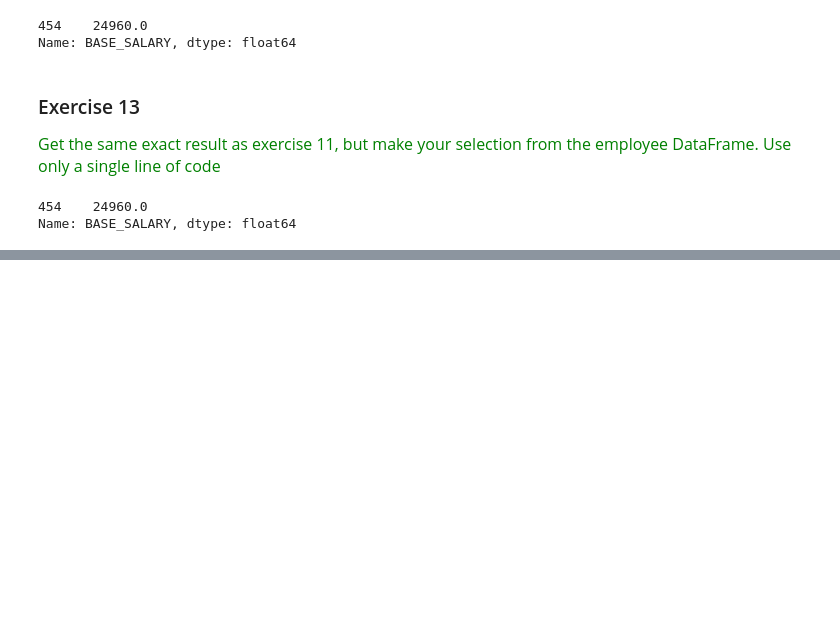
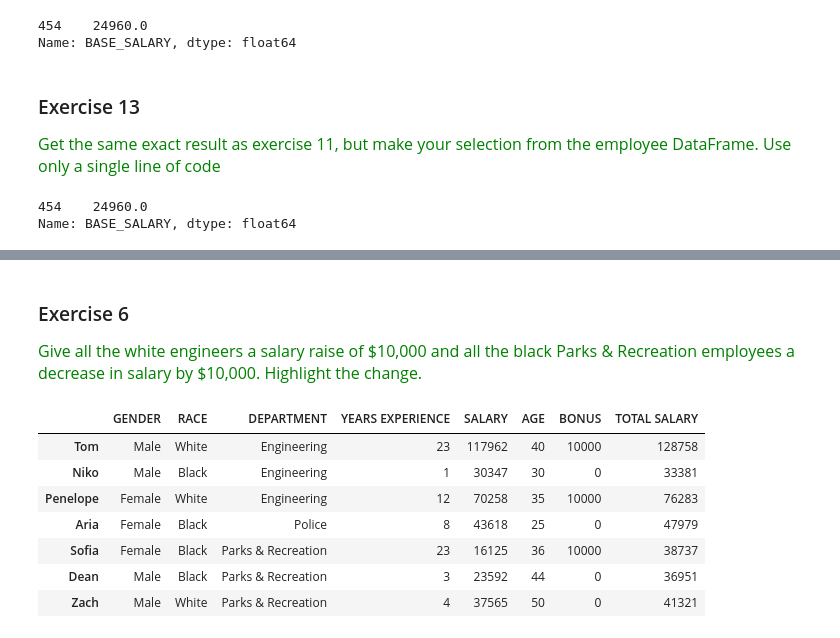
Before and after one commit to talhamirza/Learn-Pandas, a Jupyter notebook: Learn-Pandas/Selecting Subsets/Solutions.ipynb, the cells around one changed output, grey strips where cells are left out. Cells and saved outputs as stored; diff of their text form; code cells hidden in the pictures; blank space fills up the shorter version.

```diff
--- a/Learn-Pandas/Selecting Subsets/Solutions.ipynb
+++ b/Learn-Pandas/Selecting Subsets/Solutions.ipynb
@@ -403,0 +534,19 @@ Name: BASE_SALARY, dtype: float64
+# %% [markdown]
+### Exercise 6
+<span  style="color:green; font-size:16px"> Give all the white engineers a salary raise of \$10,000 and all the black Parks & Recreation employees a decrease in salary by \$10,000. Highlight the change.</span>
+# %%
+df_orig = df.copy()
+white_eng = (df['RACE'] == 'White') & (df['DEPARTMENT'] == 'Engineering')
+black_pr = (df['RACE'] == 'Black') & (df['DEPARTMENT'] == 'Parks & Recreation')
+df.loc[white_eng, 'SALARY'] += 10000
+df.loc[black_pr, 'SALARY'] -= 10000
+style_diff(df, df_orig)
+# %% [output]
+|  | GENDER | RACE | DEPARTMENT | YEARS EXPERIENCE | SALARY | AGE | BONUS | TOTAL SALARY |
+| Tom | Male | White | Engineering | 23 | 117962 | 40 | 10000 | 128758 |
+| Niko | Male | Black | Engineering | 1 | 30347 | 30 | 0 | 33381 |
+| Penelope | Female | White | Engineering | 12 | 70258 | 35 | 10000 | 76283 |
+| Aria | Female | Black | Police | 8 | 43618 | 25 | 0 | 47979 |
+| Sofia | Female | Black | Parks & Recreation | 23 | 16125 | 36 | 10000 | 38737 |
+| Dean | Male | Black | Parks & Recreation | 3 | 23592 | 44 | 0 | 36951 |
+| Zach | Male | White | Parks & Recreation | 4 | 37565 | 50 | 0 | 41321 |
```
Also changed, not shown: parts of 24 cells of this notebook, 2 other files.
